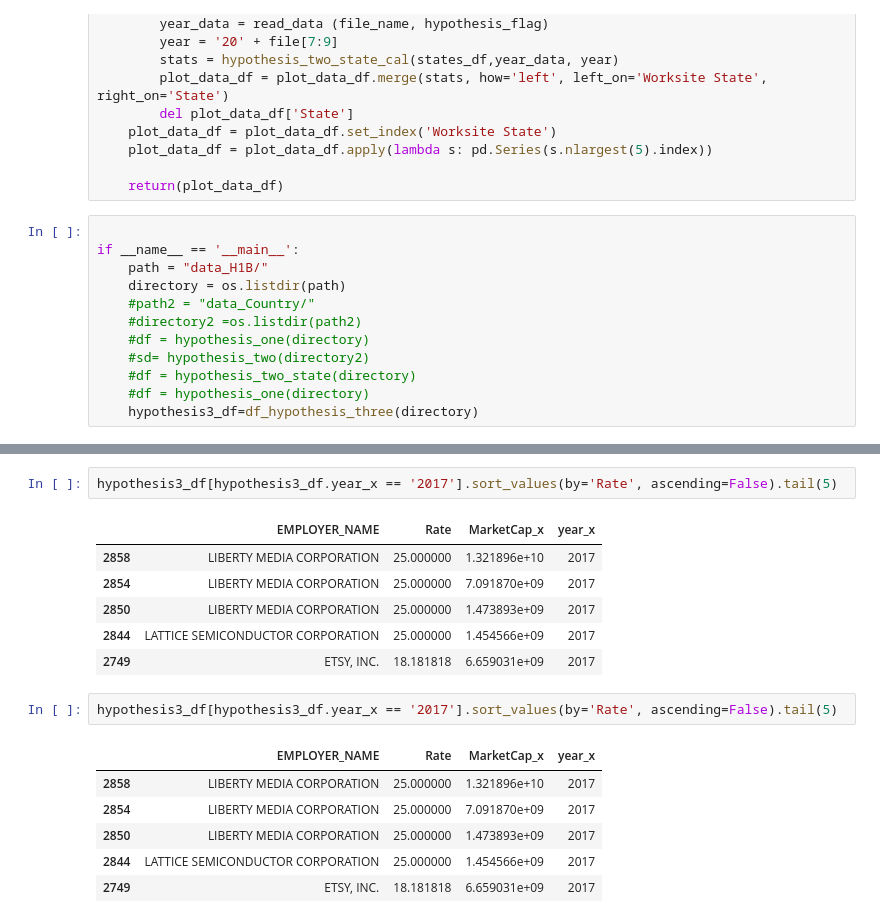
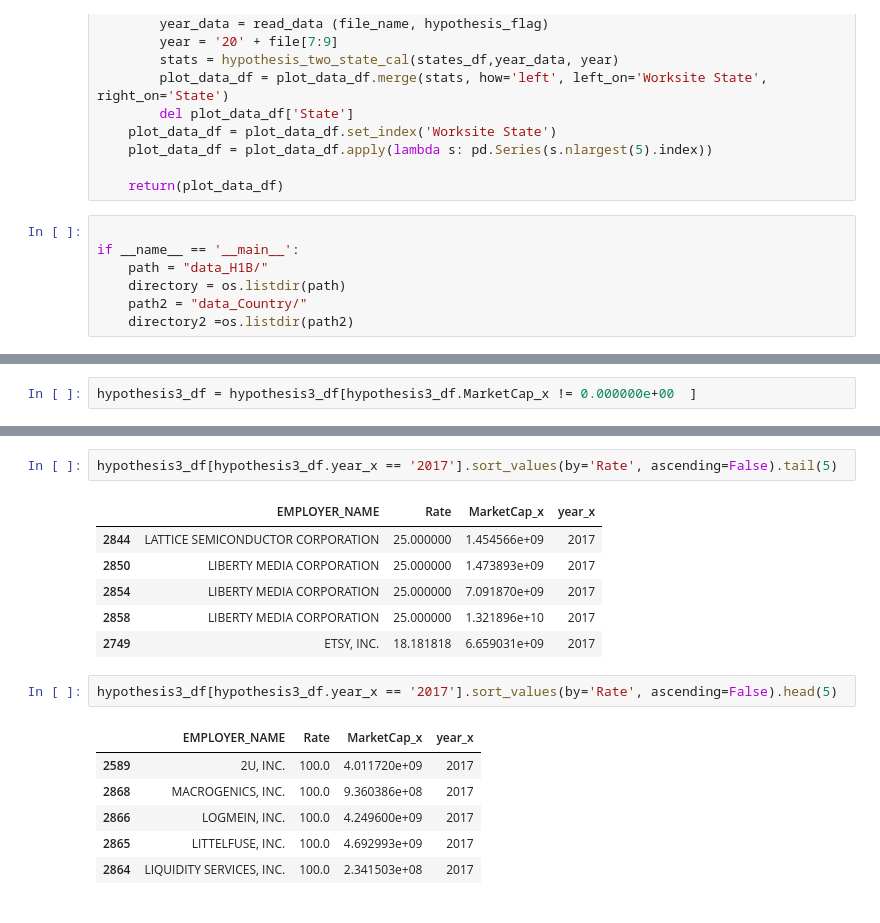
Before and after one commit to Surb22/2021_Spring_finals-1, a Jupyter notebook: main.ipynb, the cells around one changed output, grey strips where cells are left out. Saved outputs shown, nothing was run; the diff lists cells and outputs as text.

```diff
--- a/main.ipynb
+++ b/main.ipynb
@@ -158,10 +161,5 @@ def hypothesis_two_state(file_list):
 if __name__ == '__main__':
     path = "data_H1B/"
     directory = os.listdir(path)
-    #path2 = "data_Country/"
-    #directory2 =os.listdir(path2)
-    #df = hypothesis_one(directory)
-    #sd= hypothesis_two(directory2)
-    #df = hypothesis_two_state(directory)
-    #df = hypothesis_one(directory)
-    hypothesis3_df=df_hypothesis_three(directory)
+    path2 = "data_Country/"
+    directory2 =os.listdir(path2)
@@ -205,3 +241,5 @@ hypothesis3_df
+# %%
+hypothesis3_df = hypothesis3_df[hypothesis3_df.MarketCap_x != 0.000000e+00	]
 # %%
 hypothesis3_df[hypothesis3_df.year_x == '2011'].sort_values(by='Rate', ascending=False).head(5)
 # %% [output]
@@ -233,18 +280,18 @@ hypothesis3_df[hypothesis3_df.year_x == '2015'].sort_values(by='Rate', ascending
 hypothesis3_df[hypothesis3_df.year_x == '2017'].sort_values(by='Rate', ascending=False).tail(5)
 # %% [output]
 |  | EMPLOYER_NAME | Rate | MarketCap_x | year_x |
+| 2844 | LATTICE SEMICONDUCTOR CORPORATION | 25.000000 | 1.454566e+09 | 2017 |
+| 2850 | LIBERTY MEDIA CORPORATION | 25.000000 | 1.473893e+09 | 2017 |
+| 2854 | LIBERTY MEDIA CORPORATION | 25.000000 | 7.091870e+09 | 2017 |
 | 2858 | LIBERTY MEDIA CORPORATION | 25.000000 | 1.321896e+10 | 2017 |
-| 2854 | LIBERTY MEDIA CORPORATION | 25.000000 | 7.091870e+09 | 2017 |
-| 2850 | LIBERTY MEDIA CORPORATION | 25.000000 | 1.473893e+09 | 2017 |
-| 2844 | LATTICE SEMICONDUCTOR CORPORATION | 25.000000 | 1.454566e+09 | 2017 |
 | 2749 | ETSY, INC. | 18.181818 | 6.659031e+09 | 2017 |
 # %%
-hypothesis3_df[hypothesis3_df.year_x == '2017'].sort_values(by='Rate', ascending=False).tail(5)
+hypothesis3_df[hypothesis3_df.year_x == '2017'].sort_values(by='Rate', ascending=False).head(5)
 # %% [output]
 |  | EMPLOYER_NAME | Rate | MarketCap_x | year_x |
-| 2858 | LIBERTY MEDIA CORPORATION | 25.000000 | 1.321896e+10 | 2017 |
-| 2854 | LIBERTY MEDIA CORPORATION | 25.000000 | 7.091870e+09 | 2017 |
-| 2850 | LIBERTY MEDIA CORPORATION | 25.000000 | 1.473893e+09 | 2017 |
-| 2844 | LATTICE SEMICONDUCTOR CORPORATION | 25.000000 | 1.454566e+09 | 2017 |
-| 2749 | ETSY, INC. | 18.181818 | 6.659031e+09 | 2017 |
+| 2589 | 2U, INC. | 100.0 | 4.011720e+09 | 2017 |
+| 2868 | MACROGENICS, INC. | 100.0 | 9.360386e+08 | 2017 |
+| 2866 | LOGMEIN, INC. | 100.0 | 4.249600e+09 | 2017 |
+| 2865 | LITTELFUSE, INC. | 100.0 | 4.692993e+09 | 2017 |
+| 2864 | LIQUIDITY SERVICES, INC. | 100.0 | 2.341503e+08 | 2017 |
 # %%
```
Also changed, not shown: parts of 20 cells of this notebook.
